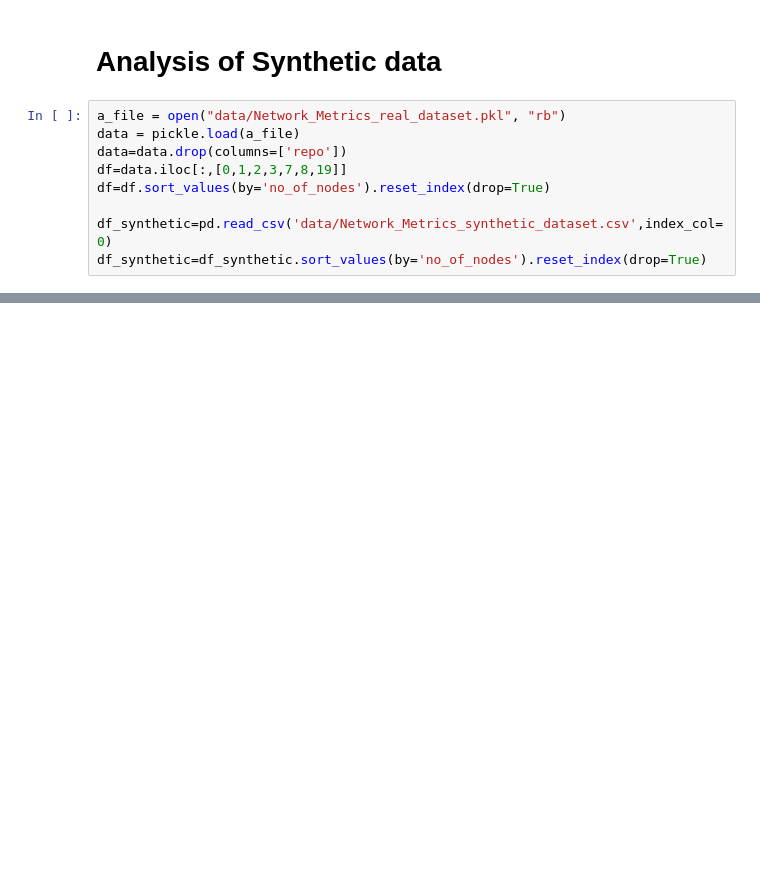
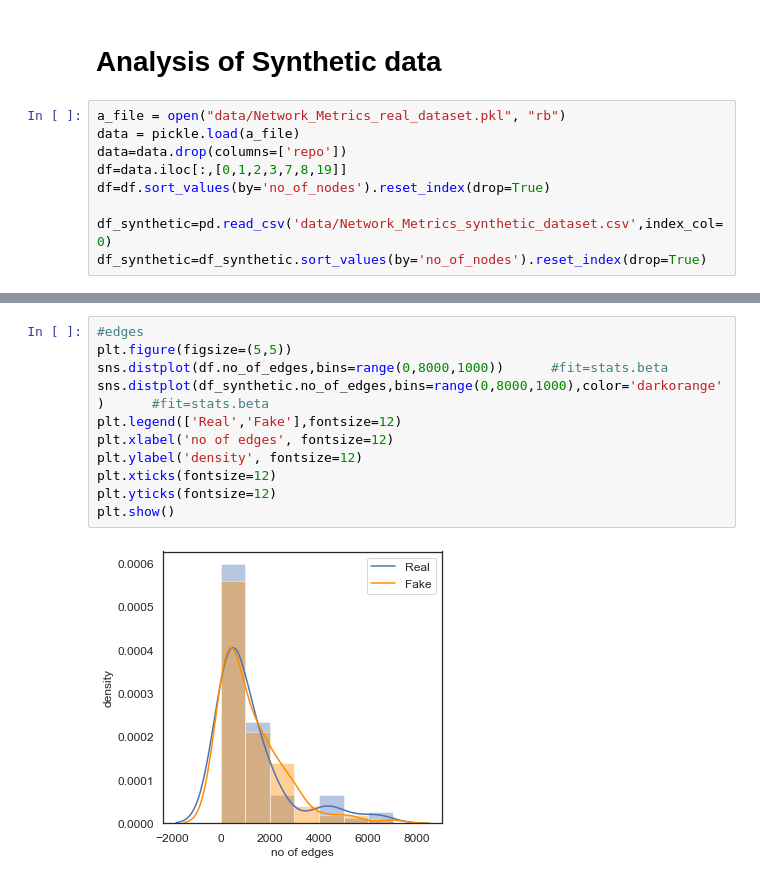
Before and after one commit to arslanzafar95/SynthesizedDeveloperSocialNetworks, a Jupyter notebook: scripts/data_synthesis_with_bayesian_statistics.ipynb, the cells around one changed output, grey strips where cells are left out. Cells and saved outputs as stored; diff of their text form; blank space fills up the shorter version.

```diff
--- a/scripts/data_synthesis_with_bayesian_statistics.ipynb
+++ b/scripts/data_synthesis_with_bayesian_statistics.ipynb
@@ -344,0 +363,13 @@ table_evaluator.visual_evaluation()
+# %%
+#edges
+plt.figure(figsize=(5,5))
+sns.distplot(df.no_of_edges,bins=range(0,8000,1000))      #fit=stats.beta
+sns.distplot(df_synthetic.no_of_edges,bins=range(0,8000,1000),color='darkorange')      #fit=stats.beta
+plt.legend(['Real','Fake'],fontsize=12)
+plt.xlabel('no of edges', fontsize=12)
+plt.ylabel('density', fontsize=12)
+plt.xticks(fontsize=12)
+plt.yticks(fontsize=12)
+plt.show()
+# %% [output]
+[figure, added]
```
Also changed, not shown: parts of 12 cells of this notebook, 5 other files.
